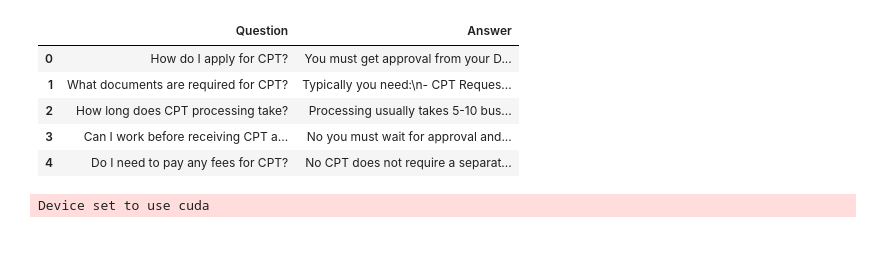
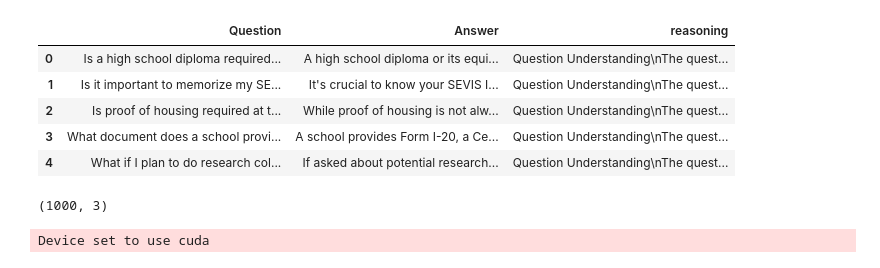
Before and after one commit to GauriNM30/CPSC5830-Group2, a Jupyter notebook: evaulation/base_model/base_model_eval.ipynb, the cells around one changed output. Saved outputs shown, nothing was run; the diff lists cells and outputs as text; code cells hidden in the pictures.

```diff
--- a/evaulation/base_model/base_model_eval.ipynb
+++ b/evaulation/base_model/base_model_eval.ipynb
@@ -17,13 +21,17 @@ True
 # %%
-df = pd.read_csv("../../dataset/cleaned_dataset.csv", encoding="utf-8")
+df = pd.read_csv("../../dataset/cleaned_dataset_answer_improved_reasoned.csv", encoding="utf-8")
 df.head()
 # %% [output]
-|  | Question | Answer |
-| 0 | How do I apply for CPT? | You must get approval from your D... |
-| 1 | What documents are required for CPT? | Typically you need:\n- CPT Reques... |
-| 2 | How long does CPT processing take? | Processing usually takes 5-10 bus... |
-| 3 | Can I work before receiving CPT a... | No you must wait for approval and... |
-| 4 | Do I need to pay any fees for CPT? | No CPT does not require a separat... |
+|  | Question | Answer | reasoning |
+| 0 | Is a high school diploma required... | A high school diploma or its equi... | Question Understanding\nThe quest... |
+| 1 | Is it important to memorize my SE... | It's crucial to know your SEVIS I... | Question Understanding\nThe quest... |
+| 2 | Is proof of housing required at t... | While proof of housing is not alw... | Question Understanding\nThe quest... |
+| 3 | What document does a school provi... | A school provides Form I-20, a Ce... | Question Understanding\nThe quest... |
+| 4 | What if I plan to do research col... | If asked about potential research... | Question Understanding\nThe quest... |
+# %%
+df.shape
+# %% [output]
+(1000, 3)
 # %%
 LETTER_TO_INDEX = {'A': 0, 'B': 1, 'C': 2, 'D': 3}
 
```
Also changed, not shown: parts of 10 cells of this notebook, 38 other files.
